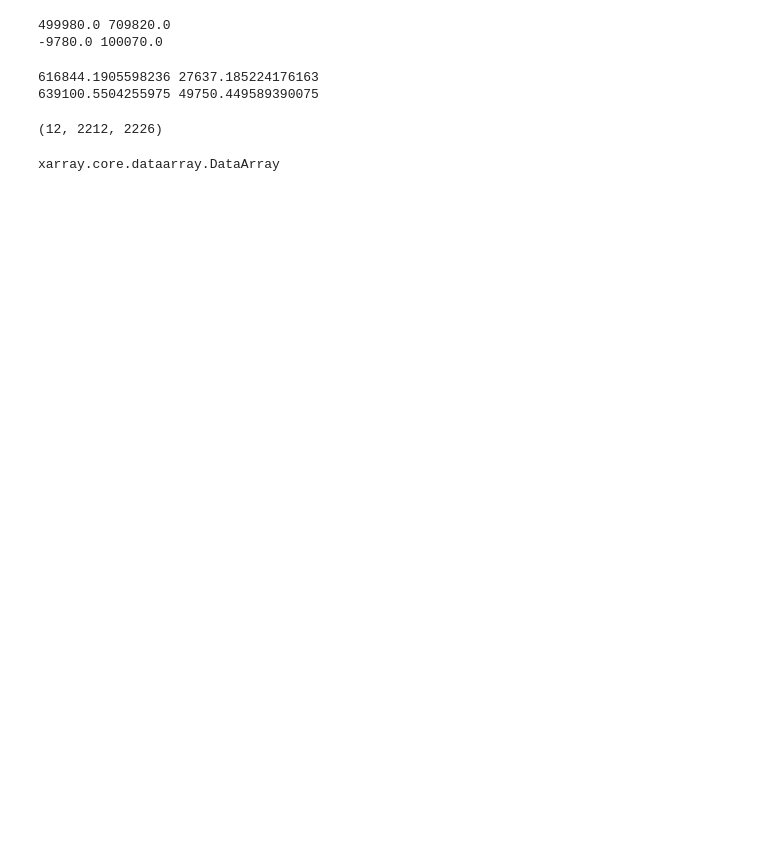
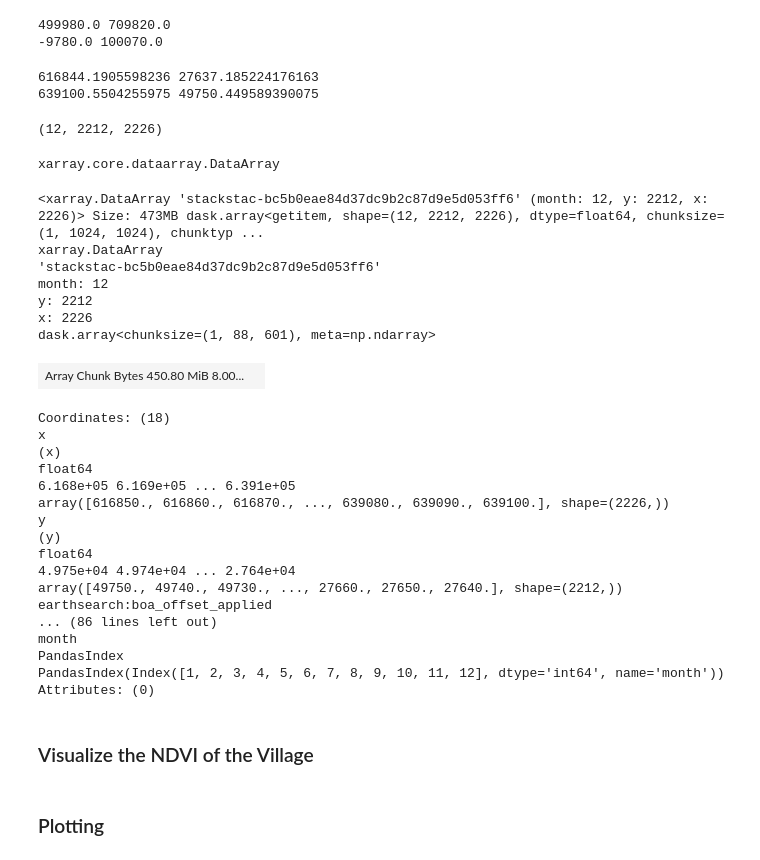
Before and after one commit to Odero54/geospatial_workflows_automation, a Jupyter notebook: geospatial_datacube/notebooks/ndvi.ipynb, the cells around one changed output. Saved outputs shown, nothing was run; the diff lists cells and outputs as text; code cells hidden in the pictures; blank space fills up the shorter version.

Commit message:
updated ndvi notebook

```diff
--- a/geospatial_datacube/notebooks/ndvi.ipynb
+++ b/geospatial_datacube/notebooks/ndvi.ipynb
@@ -462,3 +443,33 @@ print(ndvi_village.shape)  # Should now show (12, height, width)
 type(ndvi_monthly)
 # %% [output]
 xarray.core.dataarray.DataArray
+# %%
+ndvi_village
+# %% [output]
+<xarray.DataArray 'stackstac-bc5b0eae84d37dc9b2c87d9e5d053ff6' (month: 12, y: 2212, x: 2226)> Size: 473MB dask.array<getitem, shape=(12, 2212, 2226), dtype=float64, chunksize=(1, 1024, 1024), chunktyp ...
+xarray.DataArray
+'stackstac-bc5b0eae84d37dc9b2c87d9e5d053ff6'
+month: 12
+y: 2212
+x: 2226
+dask.array<chunksize=(1, 88, 601), meta=np.ndarray>
+| Array Chunk Bytes 450.80 MiB 8.00... |  |
+Coordinates: (18)
+x
+(x)
+float64
+6.168e+05 6.169e+05 ... 6.391e+05
+array([616850., 616860., 616870., ..., 639080., 639090., 639100.], shape=(2226,))
+y
+(y)
+float64
+4.975e+04 4.974e+04 ... 2.764e+04
+array([49750., 49740., 49730., ..., 27660., 27650., 27640.], shape=(2212,))
+earthsearch:boa_offset_applied
+... (86 lines left out)
+month
+PandasIndex
+PandasIndex(Index([1, 2, 3, 4, 5, 6, 7, 8, 9, 10, 11, 12], dtype='int64', name='month'))
+Attributes: (0)
+# %% [markdown]
+### Visualize the NDVI of the Village
@@ -464,0 +482,2 @@ xarray.core.dataarray.DataArray
+# %% [markdown]
+### Plotting
```
Also changed, not shown: parts of 7 cells of this notebook.
